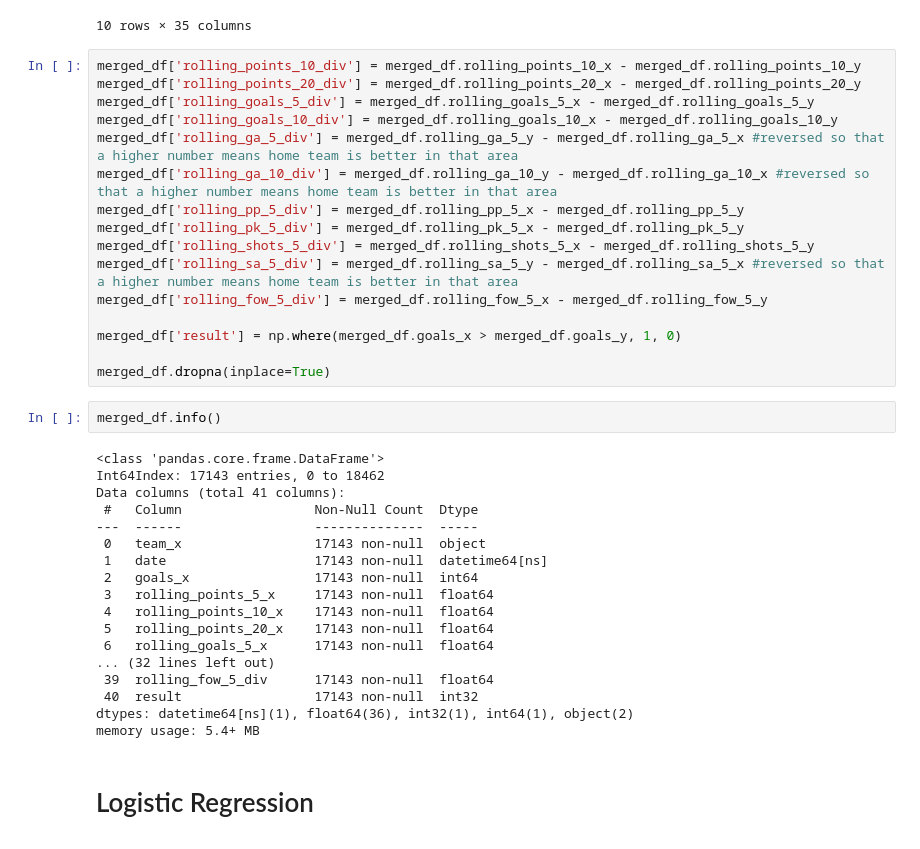
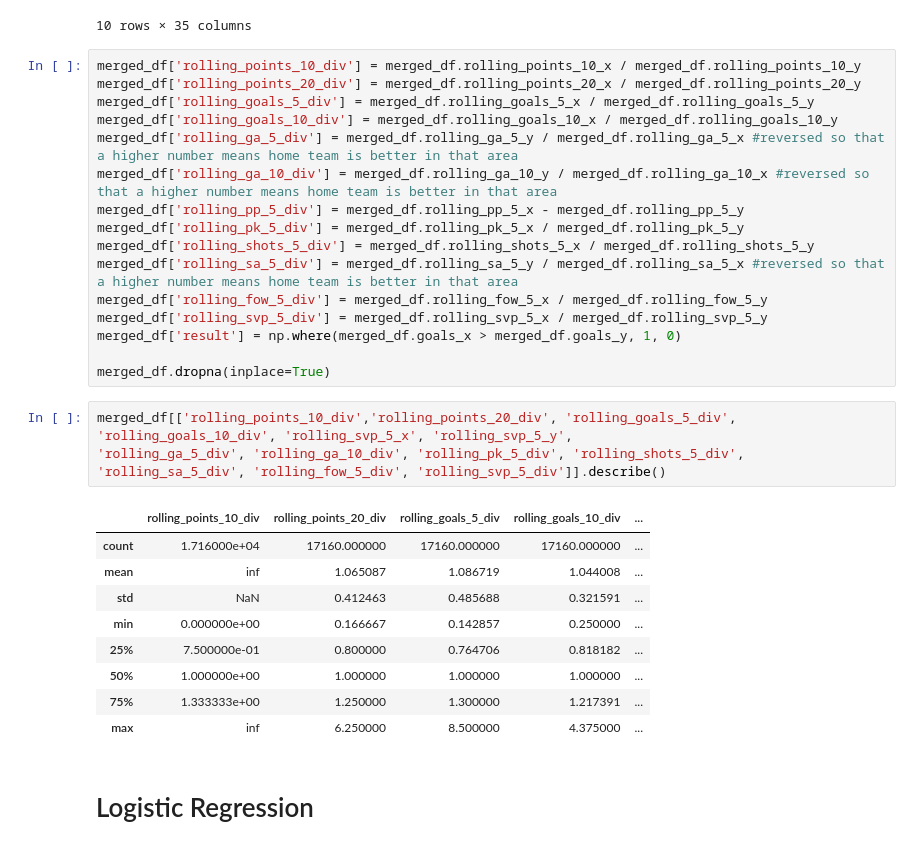
Before and after one commit to cbarger233/NHL-Scores-Predictions, a Jupyter notebook: engineering.ipynb, the cells around one changed output. Cells and saved outputs as stored; diff of their text form.

Commit message:
exploring with tuning hyperparameters and data engineering

```diff
--- a/engineering.ipynb
+++ b/engineering.ipynb
@@ -66,41 +66,34 @@ See the caveats in the documentation: https://pandas.pydata.org/pandas-docs/stab
 | 9 | Colorado Avalanche | 2006-01-07 | 2 | 0.6 | 0.60 | 0.550 | ... |
 10 rows × 35 columns
 # %%
-merged_df['rolling_points_10_div'] = merged_df.rolling_points_10_x - merged_df.rolling_points_10_y
-merged_df['rolling_points_20_div'] = merged_df.rolling_points_20_x - merged_df.rolling_points_20_y
-merged_df['rolling_goals_5_div'] = merged_df.rolling_goals_5_x - merged_df.rolling_goals_5_y
-merged_df['rolling_goals_10_div'] = merged_df.rolling_goals_10_x - merged_df.rolling_goals_10_y
-merged_df['rolling_ga_5_div'] = merged_df.rolling_ga_5_y - merged_df.rolling_ga_5_x #reversed so that a higher number means home team is better in that area
-merged_df['rolling_ga_10_div'] = merged_df.rolling_ga_10_y - merged_df.rolling_ga_10_x #reversed so that a higher number means home team is better in that area
+merged_df['rolling_points_10_div'] = merged_df.rolling_points_10_x / merged_df.rolling_points_10_y
+merged_df['rolling_points_20_div'] = merged_df.rolling_points_20_x / merged_df.rolling_points_20_y
+merged_df['rolling_goals_5_div'] = merged_df.rolling_goals_5_x / merged_df.rolling_goals_5_y
+merged_df['rolling_goals_10_div'] = merged_df.rolling_goals_10_x / merged_df.rolling_goals_10_y
+merged_df['rolling_ga_5_div'] = merged_df.rolling_ga_5_y / merged_df.rolling_ga_5_x #reversed so that a higher number means home team is better in that area
+merged_df['rolling_ga_10_div'] = merged_df.rolling_ga_10_y / merged_df.rolling_ga_10_x #reversed so that a higher number means home team is better in that area
 merged_df['rolling_pp_5_div'] = merged_df.rolling_pp_5_x - merged_df.rolling_pp_5_y
-merged_df['rolling_pk_5_div'] = merged_df.rolling_pk_5_x - merged_df.rolling_pk_5_y
-merged_df['rolling_shots_5_div'] = merged_df.rolling_shots_5_x - merged_df.rolling_shots_5_y
-merged_df['rolling_sa_5_div'] = merged_df.rolling_sa_5_y - merged_df.rolling_sa_5_x #reversed so that a higher number means home team is better in that area
-merged_df['rolling_fow_5_div'] = merged_df.rolling_fow_5_x - merged_df.rolling_fow_5_y
-
+merged_df['rolling_pk_5_div'] = merged_df.rolling_pk_5_x / merged_df.rolling_pk_5_y
+merged_df['rolling_shots_5_div'] = merged_df.rolling_shots_5_x / merged_df.rolling_shots_5_y
+merged_df['rolling_sa_5_div'] = merged_df.rolling_sa_5_y / merged_df.rolling_sa_5_x #reversed so that a higher number means home team is better in that area
+merged_df['rolling_fow_5_div'] = merged_df.rolling_fow_5_x / merged_df.rolling_fow_5_y
+merged_df['rolling_svp_5_div'] = merged_df.rolling_svp_5_x / merged_df.rolling_svp_5_y
 merged_df['result'] = np.where(merged_df.goals_x > merged_df.goals_y, 1, 0)
 
 merged_df.dropna(inplace=True)
-# %%
-merged_df.info()
-# %% [output]
-<class 'pandas.core.frame.DataFrame'>
-Int64Index: 17143 entries, 0 to 18462
-Data columns (total 41 columns):
- #   Column                 Non-Null Count  Dtype
----  ------                 --------------  -----
- 0   team_x                 17143 non-null  object
- 1   date                   17143 non-null  datetime64[ns]
- 2   goals_x                17143 non-null  int64
- 3   rolling_points_5_x     17143 non-null  float64
- 4   rolling_points_10_x    17143 non-null  float64
- 5   rolling_points_20_x    17143 non-null  float64
- 6   rolling_goals_5_x      17143 non-null  float64
-... (32 lines left out)
- 39  rolling_fow_5_div      17143 non-null  float64
- 40  result                 17143 non-null  int32
-dtypes: datetime64[ns](1), float64(36), int32(1), int64(1), object(2)
-memory usage: 5.4+ MB
+# %%
+merged_df[['rolling_points_10_div','rolling_points_20_div', 'rolling_goals_5_div', 'rolling_goals_10_div', 'rolling_svp_5_x', 'rolling_svp_5_y',
+'rolling_ga_5_div', 'rolling_ga_10_div', 'rolling_pk_5_div', 'rolling_shots_5_div', 'rolling_sa_5_div', 'rolling_fow_5_div', 'rolling_svp_5_div']].describe()
+# %% [output]
+|  | rolling_points_10_div | rolling_points_20_div | rolling_goals_5_div | rolling_goals_10_div | ... |
+| count | 1.716000e+04 | 17160.000000 | 17160.000000 | 17160.000000 | ... |
+| mean | inf | 1.065087 | 1.086719 | 1.044008 | ... |
+| std | NaN | 0.412463 | 0.485688 | 0.321591 | ... |
+| min | 0.000000e+00 | 0.166667 | 0.142857 | 0.250000 | ... |
+| 25% | 7.500000e-01 | 0.800000 | 0.764706 | 0.818182 | ... |
+| 50% | 1.000000e+00 | 1.000000 | 1.000000 | 1.000000 | ... |
+| 75% | 1.333333e+00 | 1.250000 | 1.300000 | 1.217391 | ... |
+| max | inf | 6.250000 | 8.500000 | 4.375000 | ... |
 # %% [markdown]
 # Logistic Regression
 # %%
```
Also changed, not shown: parts of 7 cells of this notebook, 1 other file.
